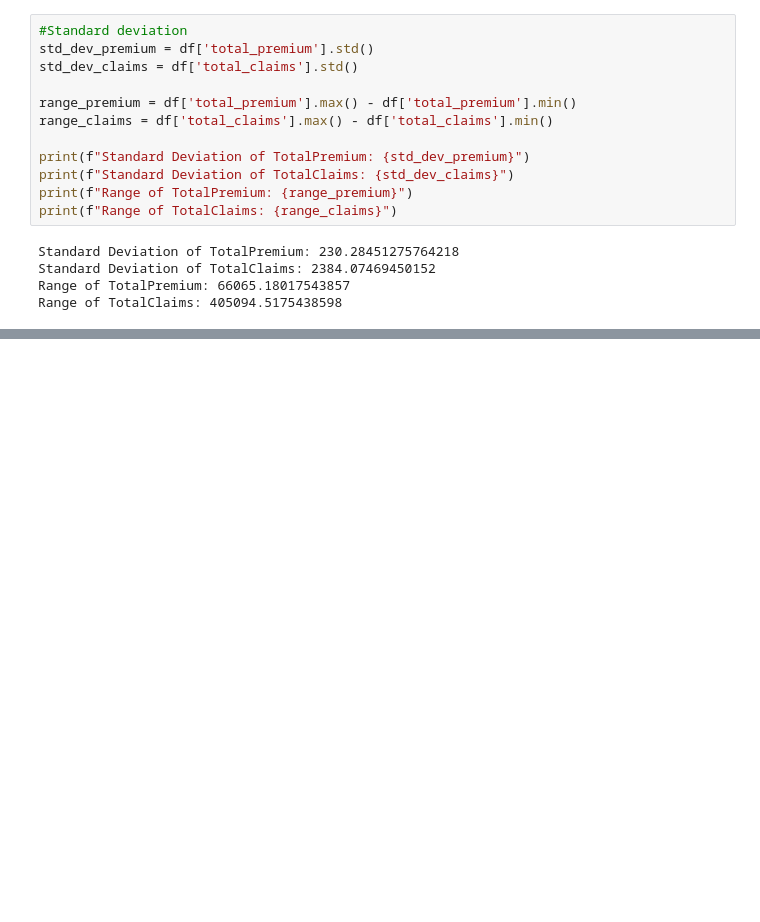
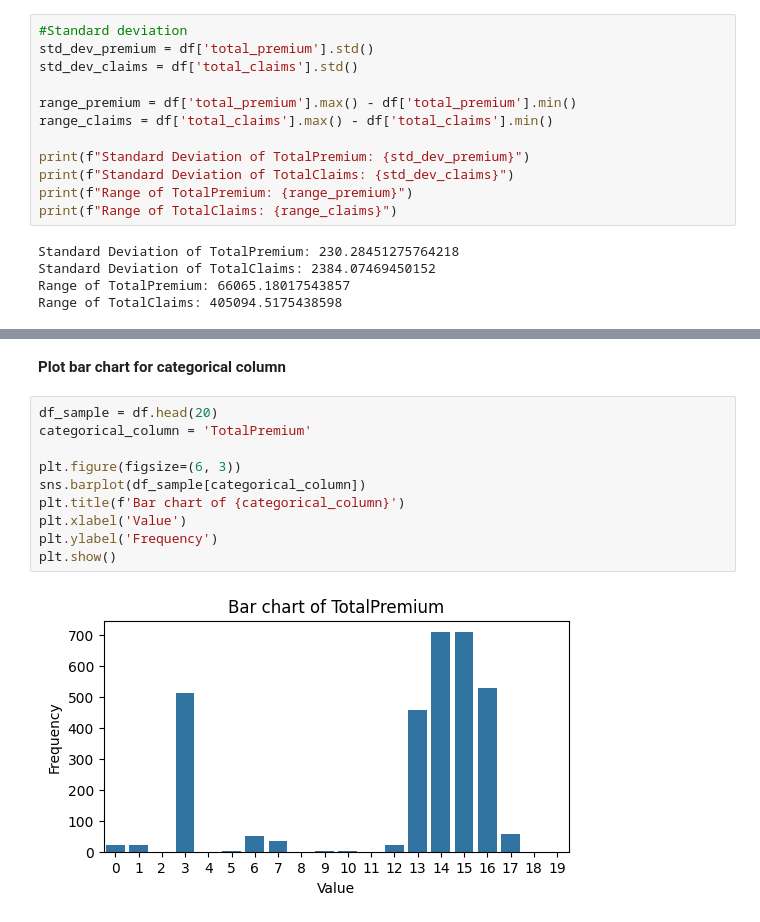
Before and after one commit to neimaNasir/AlphaCare-Insurance-Solutions-ACIS-, a Jupyter notebook: notebooks/EDA.ipynb, the cells around one changed output, grey strips where cells are left out. Cells and saved outputs as stored; diff of their text form; blank space fills up the shorter version.

```diff
--- a/notebooks/EDA.ipynb
+++ b/notebooks/EDA.ipynb
@@ -446,0 +216,14 @@ Name: TotalPremium, dtype: float64
+# %% [markdown]
+**Plot bar chart for categorical column**
+# %%
+df_sample = df.head(20)
+categorical_column = 'TotalPremium'
+
+plt.figure(figsize=(6, 3))
+sns.barplot(df_sample[categorical_column])
+plt.title(f'Bar chart of {categorical_column}')
+plt.xlabel('Value')
+plt.ylabel('Frequency')
+plt.show()
+# %% [output]
+[figure, added]
```
Also changed, not shown: parts of 34 cells of this notebook.
